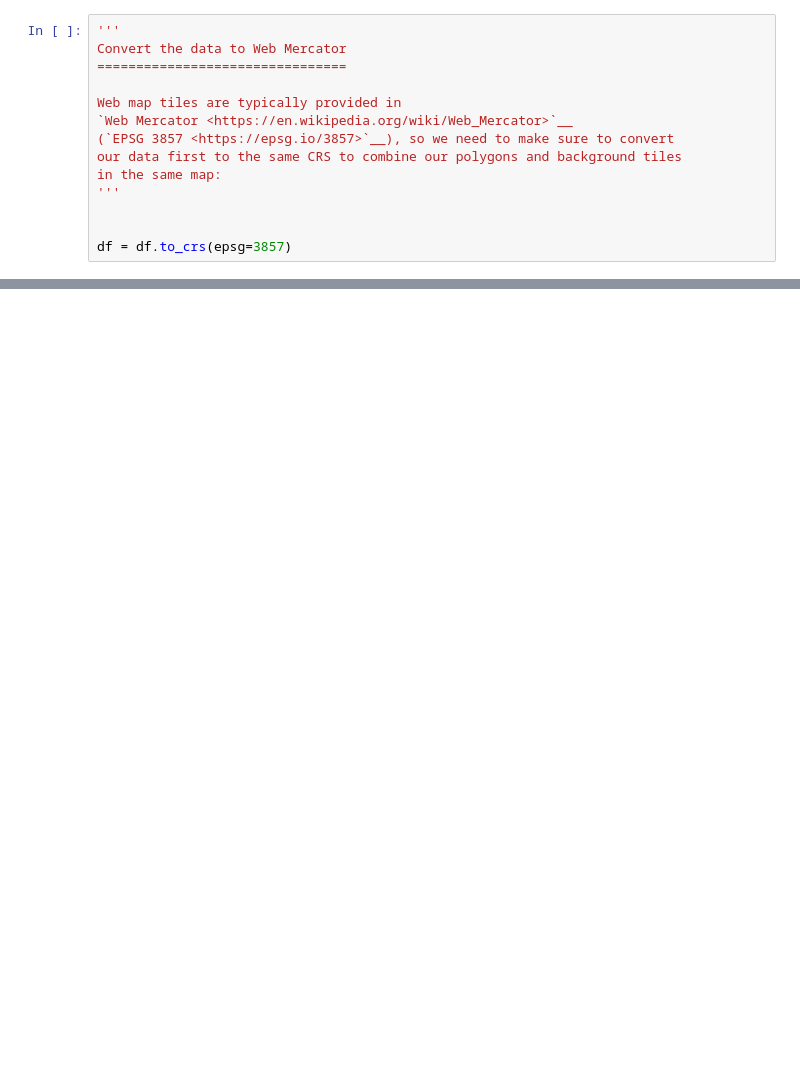
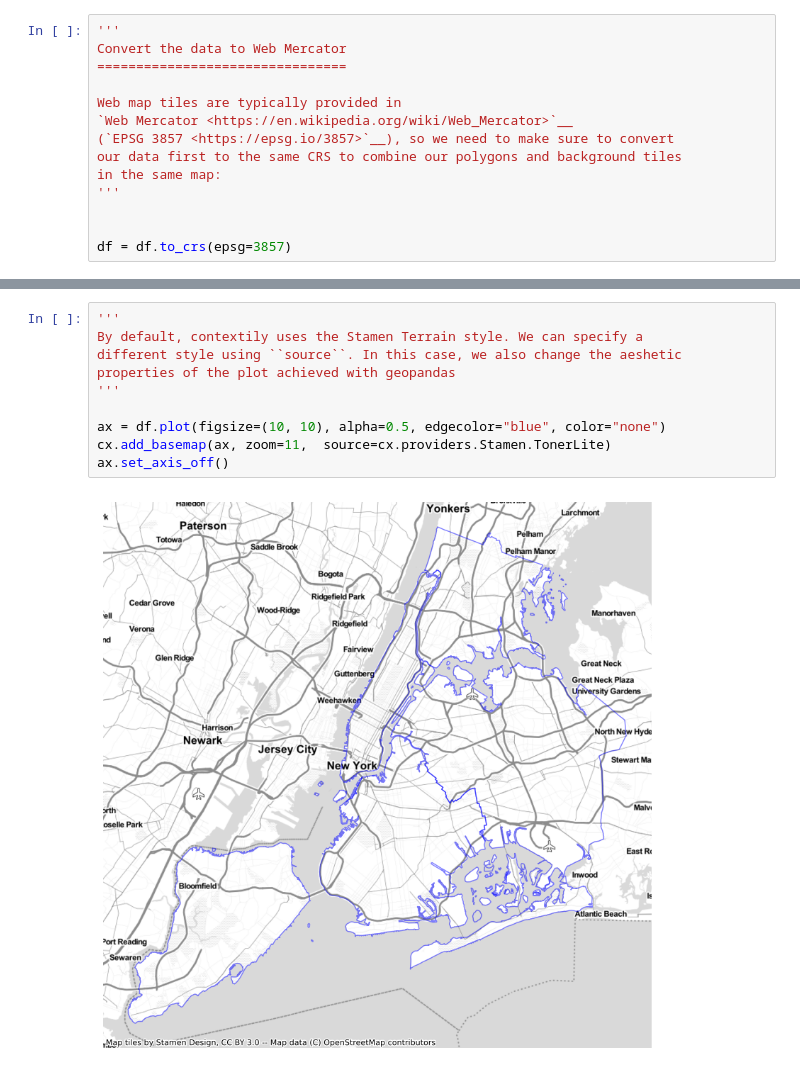
Before and after one commit to simoneSantoni/data-viz-smm635, a Jupyter notebook: beamers/geospatialData/python_modules.ipynb, the cells around one changed output, grey strips where cells are left out. Drawn from its saved outputs; the diff is of its cells as text; blank space fills up the shorter version.

```diff
--- a/beamers/geospatialData/python_modules.ipynb
+++ b/beamers/geospatialData/python_modules.ipynb
@@ -451,0 +434,12 @@ ax.set_axis_off()
+# %%
+'''
+By default, contextily uses the Stamen Terrain style. We can specify a
+different style using ``source``. In this case, we also change the aeshetic
+properties of the plot achieved with geopandas
+'''
+
+ax = df.plot(figsize=(10, 10), alpha=0.5, edgecolor="blue", color="none")
+cx.add_basemap(ax, zoom=11,  source=cx.providers.Stamen.TonerLite)
+ax.set_axis_off()
+# %% [output]
+[figure, added]
```
Also changed, not shown: parts of 8 cells of this notebook, 2 other files.
